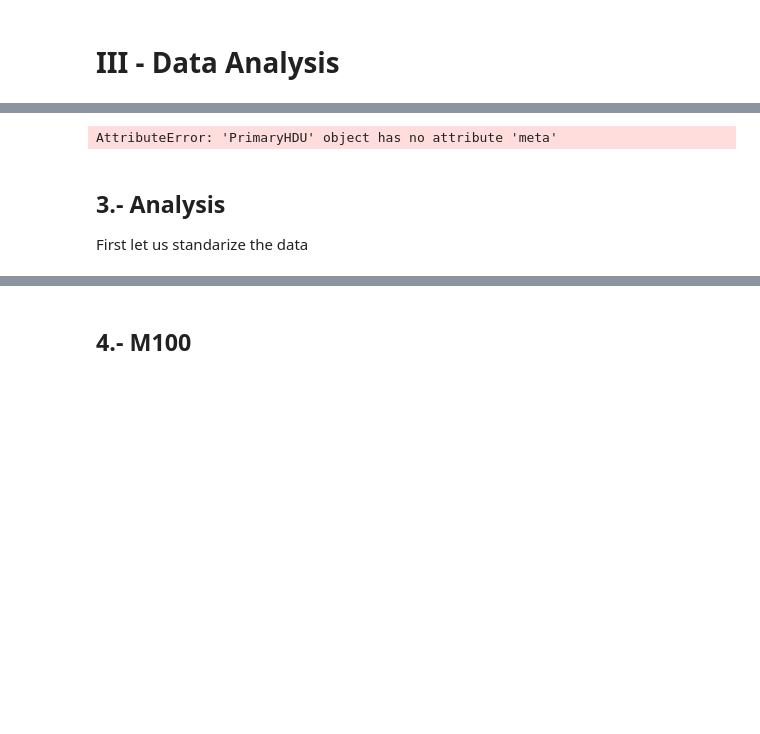
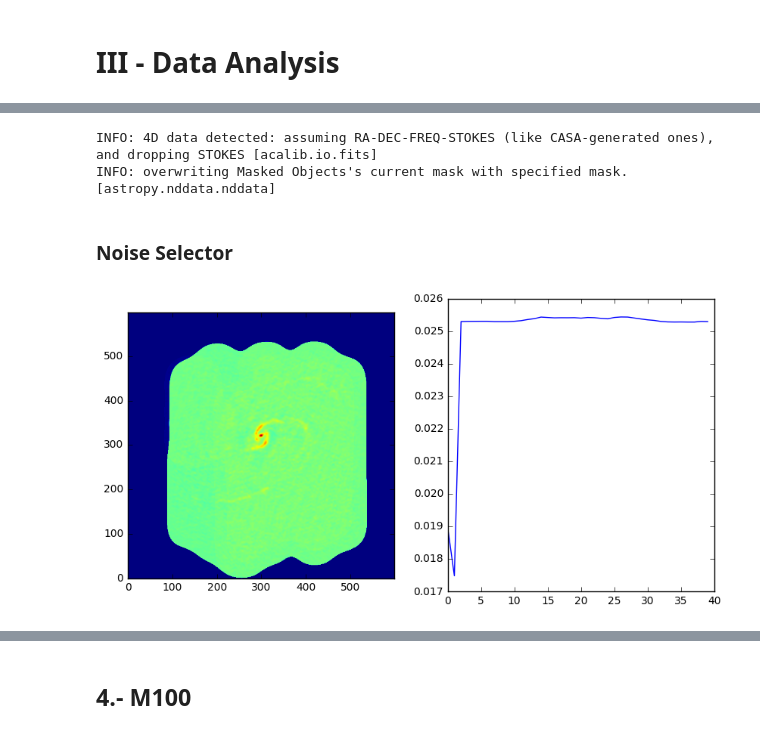
Before and after one commit to ChileanVirtualObservatory/notebooks, a Jupyter notebook: course/III - Data Analysis.ipynb, the cells around one changed output, grey strips where cells are left out. Drawn from its saved outputs; the diff is of its cells as text; code cells hidden in the pictures; blank space fills up the shorter version.

```diff
--- a/course/III - Data Analysis.ipynb
+++ b/course/III - Data Analysis.ipynb
@@ -2,0 +34,9 @@
+# %%
+from astropy.io import fits
+import logging
+import warnings
+warnings.filterwarnings('ignore')
+
+# Load File
+hdulist = fits.open("M100_Band3_ReferenceImages/M100line.image.fits")
+m100_hdu = hdulist[0]
@@ -3,33 +51,37 @@
+# %%
+import acalib as aca
+cube=aca.HDU_to_NDData(m100_hdu)
+(cube,a,b) = aca.standarize(cube)
+# %% [output]
+INFO: 4D data detected: assuming RA-DEC-FREQ-STOKES (like CASA-generated ones), and dropping STOKES [acalib.io.fits]
+INFO: overwriting Masked Objects's current mask with specified mask. [astropy.nddata.nddata]
+# %% [markdown]
+### Noise Selector
 # %%
-ra_max   = twhydra_cube.meta['NAXIS1']
-dec_max  = twhydra_cube.meta['NAXIS2']
-spec_max = twhydra_cube.meta['NAXIS3']
+from ipywidgets import interact
+import numpy as np
+import matplotlib.pyplot as plt
+
+
+ra_max   = cube.meta['NAXIS1']
+dec_max  = cube.meta['NAXIS2']
+spec_max = cube.meta['NAXIS3']
 
 def cut_and_show(rlow=0,rhigh=ra_max,
                  dlow=0,dhigh=dec_max,
-                 slow=0,shigh=spec_max,
-                 threshold=0.0):
-    # Cut the cube
-    lower       = [slow,dlow,rlow]
-    upper       = [shigh,dhigh,rhigh]
-    tcube       = aca.cut(twhydra_cube,lower=lower,upper=upper)
-    tcube       = aca.denoise(tcube,threshold=threshold)
-    # Diplay
-    plt.figure()
-    plt.subplot(2,3,1)
-    plt.imshow(tcube.data.sum(axis=(0)),origin='lower')
-    plt.subplot(2,3,2)
-    plt.imshow(tcube.data.sum(axis=(1)),origin='lower')
-    plt.subplot(2,3,3)
-    plt.imshow(tcube.data.sum(axis=(2)),origin='lower')
-    plt.subplot(2,1,2)
-    show_spectra(tcube)
+                 slow=0,shigh=spec_max):
+    tmp=cube.data[slow:shigh,dlow:dhigh,rlow:rhigh]
+
+    plt.figure(figsize=(10,5))
+    plt.subplot(1,2,1)
+    plt.imshow(np.nansum(tmp,axis=(0)),origin='lower')
+    plt.subplot(1,2,2)
+    plt.plot(np.nansum(tmp,axis=(1,2)))
     plt.show()
 
 res=interact(cut_and_show,
              rlow=(0,ra_max), rhigh=(0,ra_max),
              dlow=(0,dec_max),dhigh=(0,dec_max),
-             slow=(0,spec_max),shigh=(0,spec_max),
-             threshold=(mmin,mmax))
+             slow=(0,spec_max),shigh=(0,spec_max))
 # %% [output]
-AttributeError: 'PrimaryHDU' object has no attribute 'meta'
+[figure, added]
@@ -47,3 +93,0 @@ plt.show()
-# %% [markdown]
-## 3.- Analysis
-First let us standarize the data
```
Also changed, not shown: parts of 23 cells of this notebook, 2 other files.
